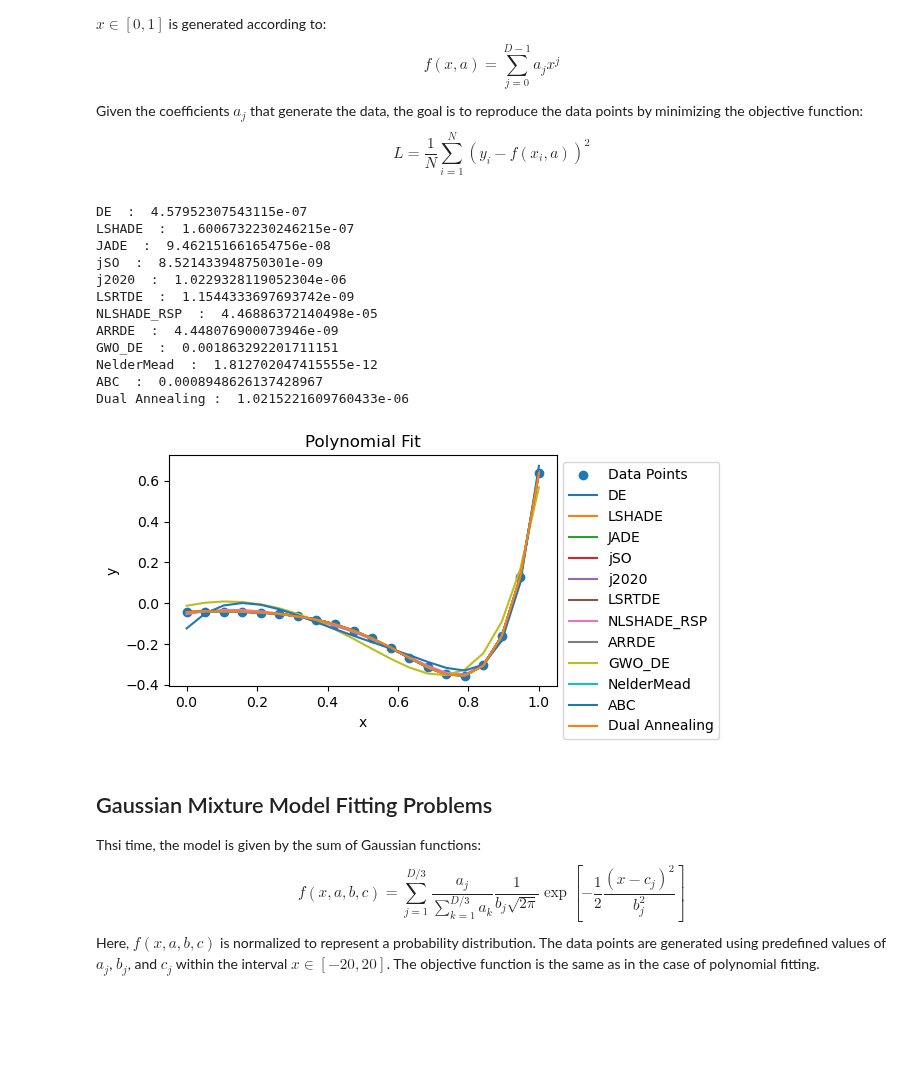
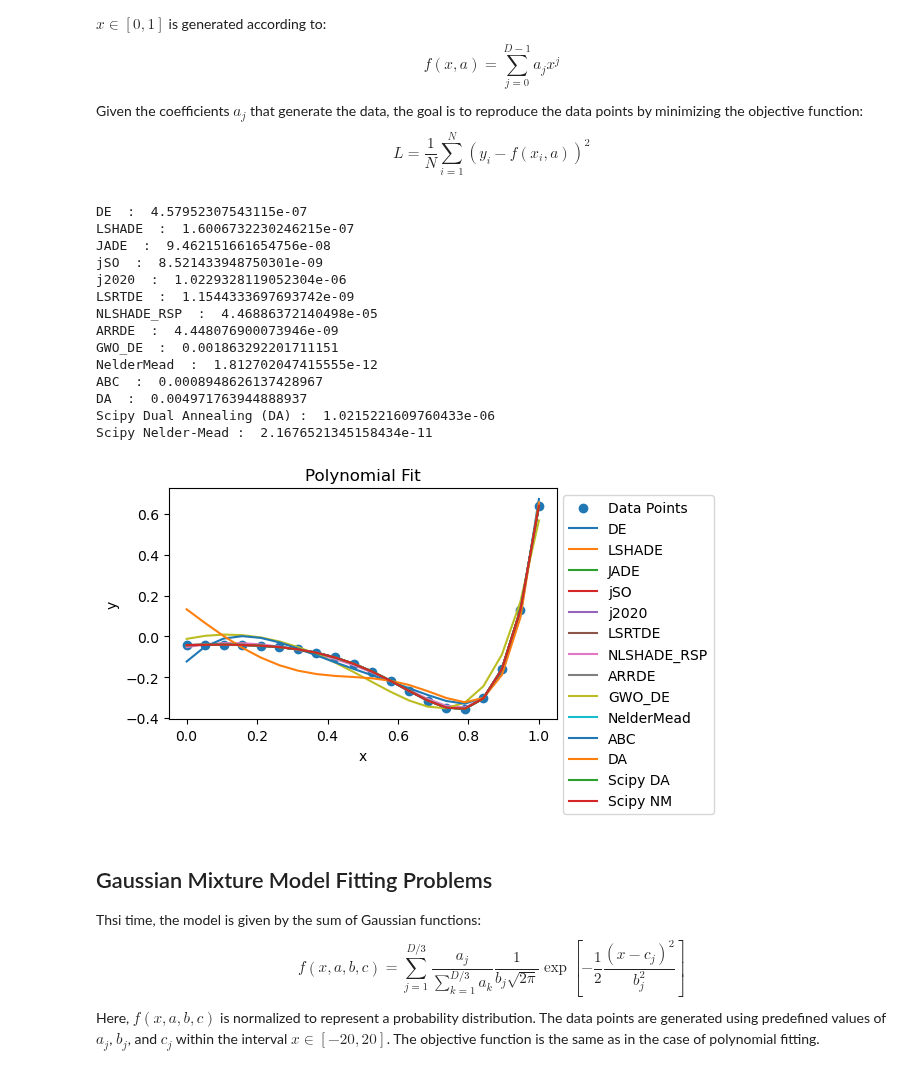
Before and after one commit to khoirulmuzakka/Minion, a Jupyter notebook: docs/source/minionpy/minimizer.ipynb, the cells around one changed output. Saved outputs shown, nothing was run; the diff lists cells and outputs as text; code cells hidden in the pictures; blank space fills up the shorter version.

Commit message:
v0.1.5, added dual annealing

```diff
--- a/docs/source/minionpy/minimizer.ipynb
+++ b/docs/source/minionpy/minimizer.ipynb
@@ -90,11 +90,11 @@ testFunctionDict = {
 # %% [markdown]
 The performance of different algorithms to minimize these functions can be compared as shown below.
 # %%
-dimension=10
+dimension=20
 maxevals = 20000
 
 for func_name in testFunctionDict :
-    if func_name not in ["schaffer2", "ackley"] : continue  #minimize only these functions, comment this line to show comparison for all test functions
+    if func_name not in ["schaffer2", "ackley", "rastrigin", "rosenbrock"] : continue  #minimize only these functions, comment this line to show comparison for all test functions
     print("Function : ", func_name)
 
     def objective_function (X) :
@@ -106,7 +106,7 @@ for func_name in testFunctionDict :
 
     x0 = [3.0]*dimension # initial guess
 
-    algoList = ["DE","LSHADE", "JADE", "jSO", "j2020", "LSRTDE", "NLSHADE_RSP", "ARRDE", "GWO_DE", "NelderMead", "ABC"]
+    algoList = ["DE","LSHADE", "JADE", "jSO", "j2020", "LSRTDE", "NLSHADE_RSP", "ARRDE", "GWO_DE", "NelderMead", "ABC", "DA"]
     for algo in algoList :
         t_start = time.time()
         result = mpy.Minimizer(func=objective_function, x0=x0, bounds=[(-10, 10)]*dimension, algo=algo, relTol=0.0,
@@ -125,7 +125,7 @@ for func_name in testFunctionDict :
     print("\tAlgorithm : ", "Scipy Nelder-Mead", "\t f(x) : ", res_minimize.fun,  "\t Elapsed : \t", time.time()-t_start, "s")
 
     t_start = time.time()
-    res_dual = dual_annealing(objective_function_scipy, bounds=[(-10, 10)]*dimension, maxfun=maxevals)
+    res_dual = dual_annealing(objective_function_scipy, bounds=[(-10, 10)]*dimension, maxfun=maxevals, x0=x0, no_local_search=True)
     print("\tAlgorithm : ", "Scipy Dual Annealing", "\t f(x) : ", res_dual.fun,  "\t Elapsed : \t", time.time()-t_start, "s")
     print("")
 # %% [output]
@@ -231,7 +231,7 @@ def test_optimization(func, bounds, dimension, func_name, Nmaxeval, seed):
 
     for algo in algos :
         res = mpy.Minimizer (func, bounds_list, x0=x0, relTol=0.0,  algo=algo, maxevals=Nmaxeval,
-                             callback=None, seed=seed, options={"population_size": 0}).optimize()
+                             callback=None, seed=seed, options={"population_size": 0, "second_annealing_dim": 1}).optimize()
         result[algo] = res.fun
 
     def func_scipy (par) :
@@ -240,7 +240,7 @@ def test_optimization(func, bounds, dimension, func_name, Nmaxeval, seed):
     res_minimize = minimize(func_scipy, x0 = x0, method="Nelder-Mead", options={"maxfev": Nmaxeval, "adaptive":True} )
     result["Scipy NM"] = res_minimize.fun
 
-    dual_ann = dual_annealing(func_scipy, bounds_list, maxfun=Nmaxeval)
+    dual_ann = dual_annealing(func_scipy, bounds_list, maxfun=Nmaxeval, no_local_search=True, x0=x0)
     result["Scipy dual annealing"] = dual_ann.fun
 
     with results_lock:
@@ -258,12 +258,12 @@ def run_test_optimization(j, dim, year=2017, seed=None):
 
 
 #algos = ["LSHADE", "NLSHADE_RSP", "j2020", "jSO", "LSRTDE", "GWO_DE", "DE", "JADE", "ARRDE"]
-algos = ["LSHADE", "ARRDE", "NelderMead"]
+algos = ["LSRTDE", "ARRDE", "DA", "NelderMead"] #here, DA is dual annealing, ABC=artificial bee colony
 
-Nmaxeval = 40000 #maximum number of function calls
-dimension = 20
+Nmaxeval = 20000 #maximum number of function calls
+dimension = 30
 NRuns= 1 #number of repeats
-year = 2022  #cec year
+year = 2017  #cec year
 
 func_numbers_dict = {
     2022 :  [1,2,3,4,5,6,7, 8, 9,10, 11, 12] ,
@@ -358,40 +358,47 @@ def objective_function_vect(X) :
 
 bounds= [(-10, 10)]*dimension
 Nmaxeval= 10000
-algos = ["DE","LSHADE", "JADE", "jSO", "j2020", "LSRTDE", "NLSHADE_RSP", "ARRDE", "GWO_DE", "NelderMead", "ABC"]
+algos = ["DE","LSHADE", "JADE", "jSO", "j2020", "LSRTDE", "NLSHADE_RSP", "ARRDE", "GWO_DE", "NelderMead", "ABC", "DA"] #here, DA is dual annealing, ABC=artificial bee colony
 
 # Step 4: Minimize the obj function and plot the results
 plt.figure(figsize=(5,3))
 plt.scatter(x_data, y_data, label='Data Points')
 
 x0 = [0.0 for _ in range(dimension)]
 for algo in algos :
     res = mpy.Minimizer(objective_function_vect, bounds, x0=x0, relTol=0.0, algo = algo, maxevals=Nmaxeval, callback=None, seed=0, options={"population_size": 0}).optimize()
     print(algo , " : ", res.fun)
     plt.plot(x_data, polynomial_model(x_data, res.x ), label=algo)
 
 dual_ann = dual_annealing(objective_function, bounds, maxfun=Nmaxeval)
-print("Dual Annealing : ", dual_ann.fun)
-plt.plot(x_data, polynomial_model(x_data, dual_ann.x ), label="Dual Annealing")
+print("Scipy Dual Annealing (DA) : ", dual_ann.fun)
+plt.plot(x_data, polynomial_model(x_data, dual_ann.x ), label="Scipy DA")
+
+res = minimize(objective_function, x0 = x0, method="Nelder-Mead", options={"maxfev": Nmaxeval, "adaptive":True} )
+print("Scipy Nelder-Mead : ", res.fun)
+plt.plot(x_data, polynomial_model(x_data, res.x ), label="Scipy NM")
+
 plt.legend(loc="upper left", bbox_to_anchor=(1, 1))
 plt.title('Polynomial Fit')
 plt.xlabel('x')
 plt.ylabel('y')
 plt.show()
 # %% [output]
 DE  :  4.57952307543115e-07
 LSHADE  :  1.6006732230246215e-07
 JADE  :  9.462151661654756e-08
 jSO  :  8.521433948750301e-09
 j2020  :  1.0229328119052304e-06
 LSRTDE  :  1.1544333697693742e-09
 NLSHADE_RSP  :  4.46886372140498e-05
 ARRDE  :  4.448076900073946e-09
 GWO_DE  :  0.001863292201711151
 NelderMead  :  1.812702047415555e-12
 ABC  :  0.0008948626137428967
-Dual Annealing :  1.0215221609760433e-06
+DA  :  0.004971763944888937
+Scipy Dual Annealing (DA) :  1.0215221609760433e-06
+Scipy Nelder-Mead :  2.1676521345158434e-11
-[figure, old version]
+[figure, new version]
 # %% [markdown]
 ## Gaussian Mixture Model Fitting Problems
 
```
Also changed, not shown: parts of 6 cells of this notebook, 43 other files.
